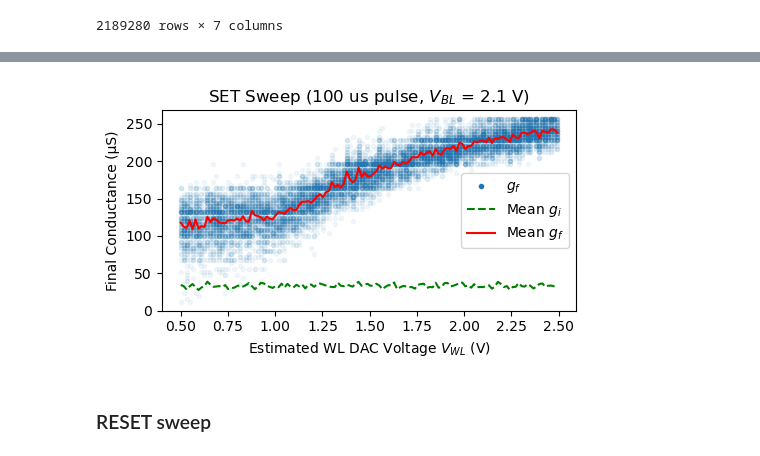
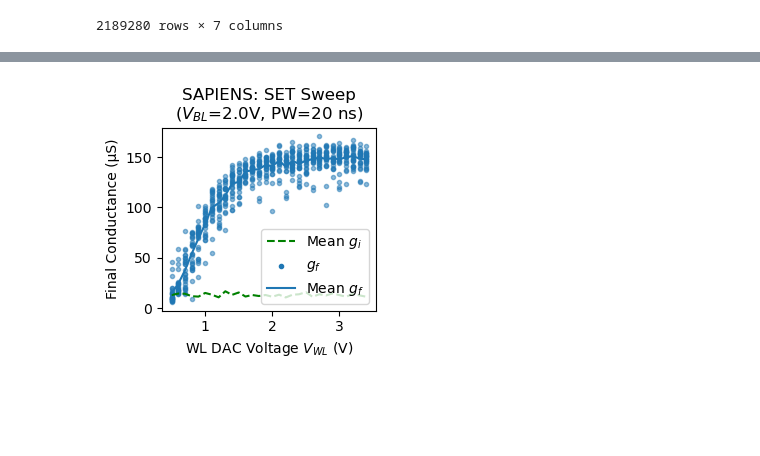
Before and after one commit to akashlevy/ember-python, a Jupyter notebook: analysis/sweeps_wl.ipynb, the cells around one changed output, grey strips where cells are left out. Drawn from its saved outputs; the diff is of its cells as text; code cells hidden in the pictures; blank space fills up the shorter version.

Commit message:
Figure updates

```diff
--- a/analysis/sweeps_wl.ipynb
+++ b/analysis/sweeps_wl.ipynb
@@ -33,0 +84,6 @@ setdata
+# %%
+# Load SET sweep data
+setdata = pd.read_csv(f"../data/sweep/set_sweep.sapiens.tsv", delimiter="\t", names=["addr", "pw", "vwl", "vbl", "ri", "rf"])
+setdata["gi"] = 1/setdata["ri"]
+setdata["gf"] = 1/setdata["rf"]
+setdata
@@ -34,21 +104,21 @@ setdata
 # %%
 # Plot SET sweep
-d = setdata[(setdata["gi"].isin(range(1,20))) & (setdata["pw"] == 2048) & (setdata["vbl"] == 20)][["vwl","vbl","pw","gi","gf"]]
-d["vwl"] = (d["vwl"]*2/255) + 0.5
-fig = plt.figure(figsize=(5,3))
+fig = plt.figure(figsize=(3,3))
 ax = plt.axes()
-ax.scatter(d["vwl"], d["gf"]*4, marker=".", alpha=0.05, label="$g_f$")
-(d.groupby("vwl")["gi"].mean() * 4).plot(color="green", linestyle="--", label="Mean $g_i$")
-(d.groupby("vwl")["gf"].mean() * 4).plot(color="red", label="Mean $g_f$")
-ax.set_title(f"SET Sweep (100 us pulse, $V_{{BL}}$ = 2.1 V)", y=1)
-ax.set_xlabel("Estimated WL DAC Voltage $V_{WL}$ (V)")
+
+d = setdata[(setdata["gi"] <= 50e-6) & (setdata["pw"] == 2e-8) & (setdata["vbl"] == 2.0)][["vwl","vbl","pw","gi","gf"]]
+(d.groupby("vwl")["gi"].mean()*1e6).plot(color="green", linestyle="--", label="Mean $g_i$")
+ax.scatter(d["vwl"], d["gf"]*1e6, marker=".", alpha=0.5, label="$g_f$")
+(d.groupby("vwl")["gf"].mean()*1e6).plot(label="Mean $g_f$")
+
+ax.set_title(f"SAPIENS: SET Sweep\n($V_{{BL}}$=2.0V, PW=20 ns)", y=1)
+ax.set_xlabel("WL DAC Voltage $V_{WL}$ (V)")
 ax.set_ylabel("Final Conductance (μS)")
-legend = ax.legend()
+# ax.set_ylim(0, 256)
+legend = ax.legend(loc=4)
 for lh in legend.legend_handles:
     lh.set_alpha(1)
 plt.tight_layout()
-plt.savefig(f"figs/setsweep{vddio}_wl_100us.png", dpi=300)
+plt.savefig(f"figs/setsweep{vddio}_wl_sapiens.png", dpi=300)
 # %% [output]
-[figure, old version]
+[figure, new version]
-# %% [markdown]
-### RESET sweep
```
Also changed, not shown: parts of 4 cells of this notebook, 21 other files.
